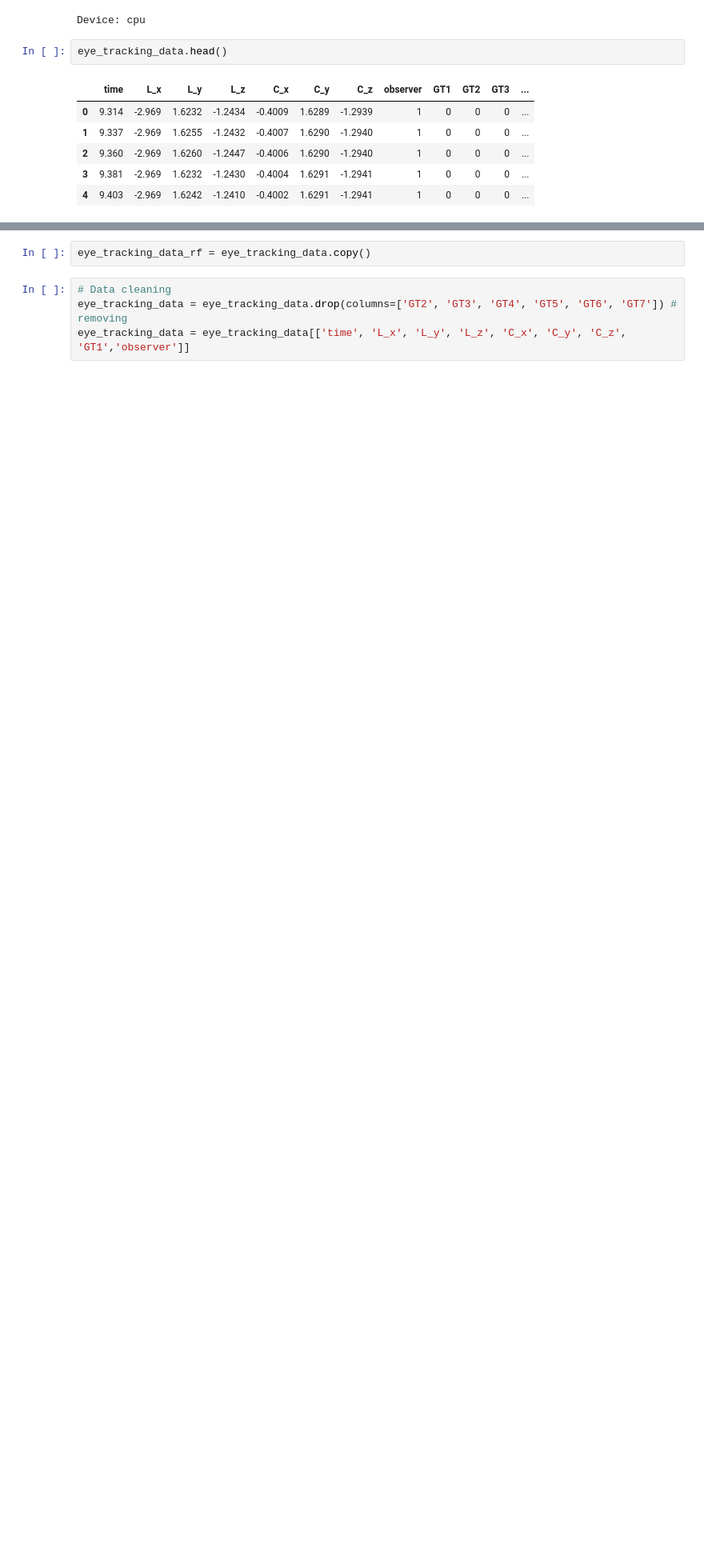
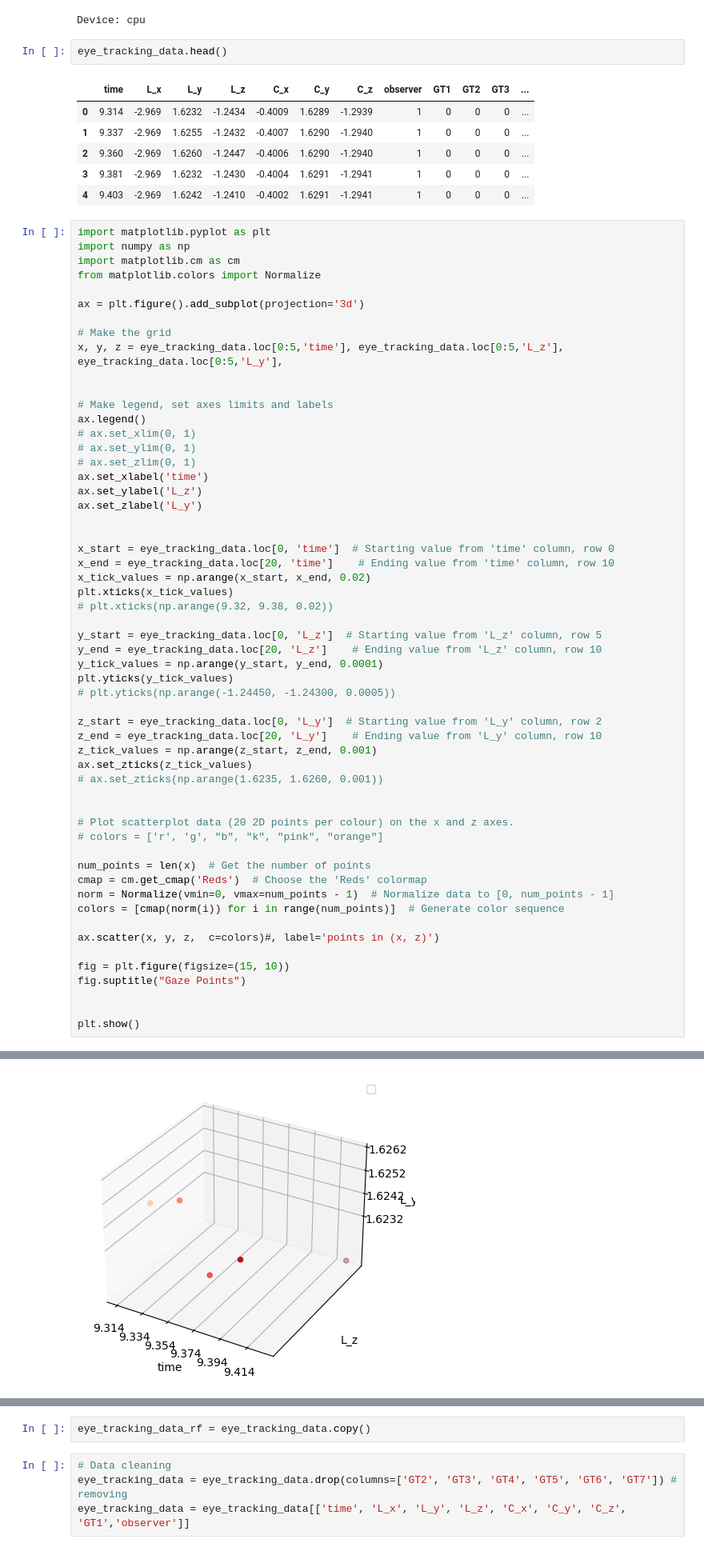
Before and after one commit to lorenafc/MscThesis_EyeTrackingIVR, a Jupyter notebook: OVERLAP_autoencoder_with_rf_sequence_samples_thesis.ipynb, the cells around one changed output, grey strips where cells are left out. Shown at 80% size. Cells and saved outputs as stored; diff of their text form; blank space fills up the shorter version.

Commit message:
Created plot

```diff
--- a/OVERLAP_autoencoder_with_rf_sequence_samples_thesis.ipynb
+++ b/OVERLAP_autoencoder_with_rf_sequence_samples_thesis.ipynb
@@ -31,3 +31,60 @@ eye_tracking_data.head()
 | 2 | 9.360 | -2.969 | 1.6260 | -1.2447 | -0.4006 | 1.6290 | -1.2940 | 1 | 0 | 0 | 0 | ... |
 | 3 | 9.381 | -2.969 | 1.6232 | -1.2430 | -0.4004 | 1.6291 | -1.2941 | 1 | 0 | 0 | 0 | ... |
 | 4 | 9.403 | -2.969 | 1.6242 | -1.2410 | -0.4002 | 1.6291 | -1.2941 | 1 | 0 | 0 | 0 | ... |
+# %%
+import matplotlib.pyplot as plt
+import numpy as np
+import matplotlib.cm as cm
+from matplotlib.colors import Normalize
+
+ax = plt.figure().add_subplot(projection='3d')
+
+# Make the grid
+x, y, z = eye_tracking_data.loc[0:5,'time'], eye_tracking_data.loc[0:5,'L_z'], eye_tracking_data.loc[0:5,'L_y'],
+
+
+# Make legend, set axes limits and labels
+ax.legend()
+# ax.set_xlim(0, 1)
+# ax.set_ylim(0, 1)
+# ax.set_zlim(0, 1)
+ax.set_xlabel('time')
+ax.set_ylabel('L_z')
+ax.set_zlabel('L_y')
+
+
+x_start = eye_tracking_data.loc[0, 'time']  # Starting value from 'time' column, row 0
+x_end = eye_tracking_data.loc[20, 'time']    # Ending value from 'time' column, row 10
+x_tick_values = np.arange(x_start, x_end, 0.02)
+plt.xticks(x_tick_values)
+# plt.xticks(np.arange(9.32, 9.38, 0.02))
+
+y_start = eye_tracking_data.loc[0, 'L_z']  # Starting value from 'L_z' column, row 5
+y_end = eye_tracking_data.loc[20, 'L_z']    # Ending value from 'L_z' column, row 10
+y_tick_values = np.arange(y_start, y_end, 0.0001)
+plt.yticks(y_tick_values)
+# plt.yticks(np.arange(-1.24450, -1.24300, 0.0005))
+
+z_start = eye_tracking_data.loc[0, 'L_y']  # Starting value from 'L_y' column, row 2
+z_end = eye_tracking_data.loc[20, 'L_y']    # Ending value from 'L_y' column, row 10
+z_tick_values = np.arange(z_start, z_end, 0.001)
+ax.set_zticks(z_tick_values)
+# ax.set_zticks(np.arange(1.6235, 1.6260, 0.001))
+
+
+# Plot scatterplot data (20 2D points per colour) on the x and z axes.
+# colors = ['r', 'g', "b", "k", "pink", "orange"]
+
+num_points = len(x)  # Get the number of points
+cmap = cm.get_cmap('Reds')  # Choose the 'Reds' colormap
+norm = Normalize(vmin=0, vmax=num_points - 1)  # Normalize data to [0, num_points - 1]
+colors = [cmap(norm(i)) for i in range(num_points)]  # Generate color sequence
+
+ax.scatter(x, y, z,  c=colors)#, label='points in (x, z)')
+
+fig = plt.figure(figsize=(15, 10))
+fig.suptitle("Gaze Points")
+
+
+plt.show()
+# %% [output]
@@ -33,0 +92 @@ eye_tracking_data.head()
+[figure, added]
```
Also changed, not shown: parts of 5 cells of this notebook.
